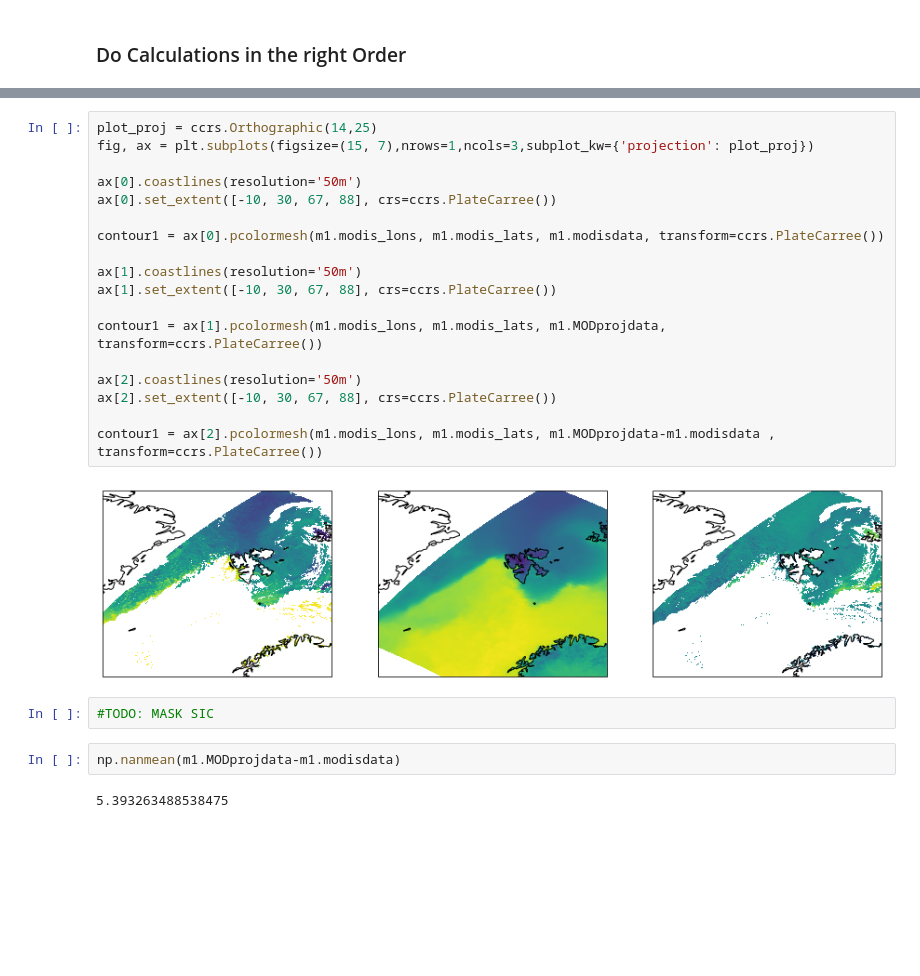
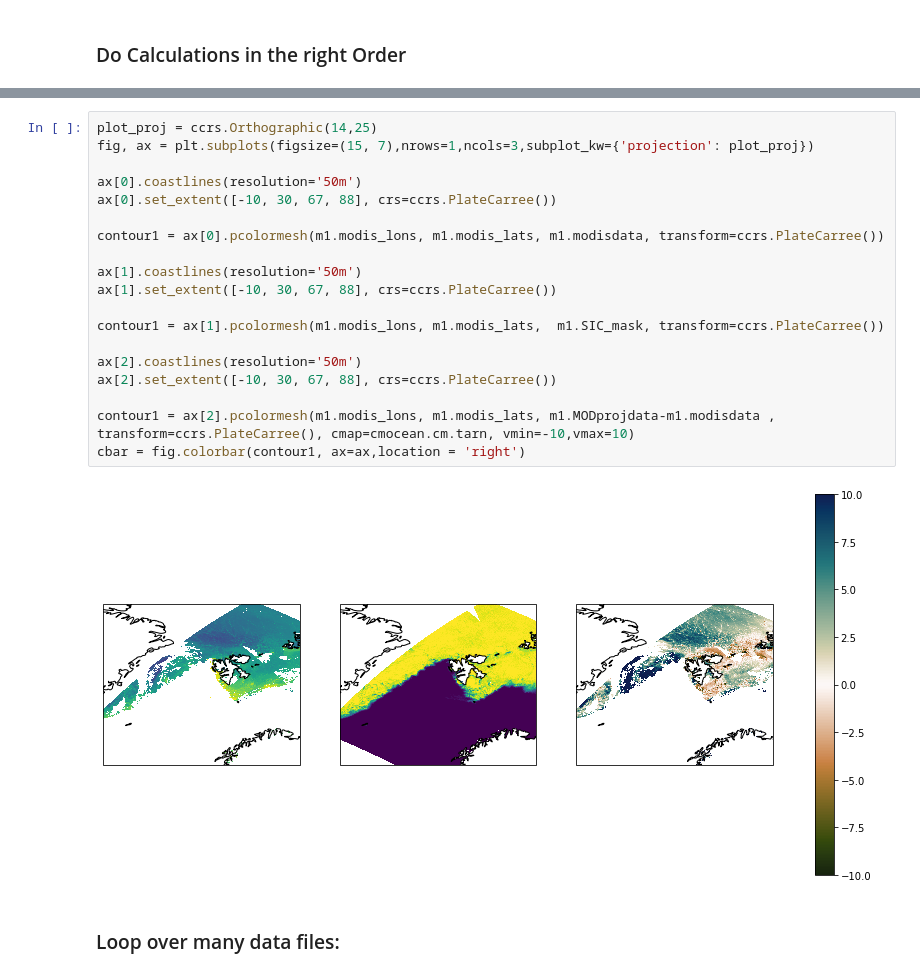
Before and after one commit to maltemuellerm/SvalMIZ2024, a Jupyter notebook: 04_ProjectedFields_Evaluation/TransformsFirstTests.ipynb, the cells around one changed output, grey strips where cells are left out. Drawn from its saved outputs; the diff is of its cells as text; blank space fills up the shorter version.

```diff
--- a/04_ProjectedFields_Evaluation/TransformsFirstTests.ipynb
+++ b/04_ProjectedFields_Evaluation/TransformsFirstTests.ipynb
@@ -156,26 +269,23 @@ MODIS date: 2024-04-05 19:00:00
 # %%
 plot_proj = ccrs.Orthographic(14,25)
 fig, ax = plt.subplots(figsize=(15, 7),nrows=1,ncols=3,subplot_kw={'projection': plot_proj})
 
 ax[0].coastlines(resolution='50m')
 ax[0].set_extent([-10, 30, 67, 88], crs=ccrs.PlateCarree())
 
 contour1 = ax[0].pcolormesh(m1.modis_lons, m1.modis_lats, m1.modisdata, transform=ccrs.PlateCarree())
 
 ax[1].coastlines(resolution='50m')
 ax[1].set_extent([-10, 30, 67, 88], crs=ccrs.PlateCarree())
 
-contour1 = ax[1].pcolormesh(m1.modis_lons, m1.modis_lats, m1.MODprojdata, transform=ccrs.PlateCarree())
+contour1 = ax[1].pcolormesh(m1.modis_lons, m1.modis_lats,  m1.SIC_mask, transform=ccrs.PlateCarree())
 
 ax[2].coastlines(resolution='50m')
 ax[2].set_extent([-10, 30, 67, 88], crs=ccrs.PlateCarree())
 
-contour1 = ax[2].pcolormesh(m1.modis_lons, m1.modis_lats, m1.MODprojdata-m1.modisdata , transform=ccrs.PlateCarree())
+contour1 = ax[2].pcolormesh(m1.modis_lons, m1.modis_lats, m1.MODprojdata-m1.modisdata , transform=ccrs.PlateCarree(), cmap=cmocean.cm.tarn, vmin=-10,vmax=10)
+cbar = fig.colorbar(contour1, ax=ax,location = 'right')
 # %% [output]
-[figure, old version]
+[figure, new version]
-# %%
-#TODO: MASK SIC
-# %%
-np.nanmean(m1.MODprojdata-m1.modisdata)
-# %% [output]
-5.393263488538475
+# %% [markdown]
+### Loop over many data files:
```
Also changed, not shown: parts of 5 cells of this notebook.
